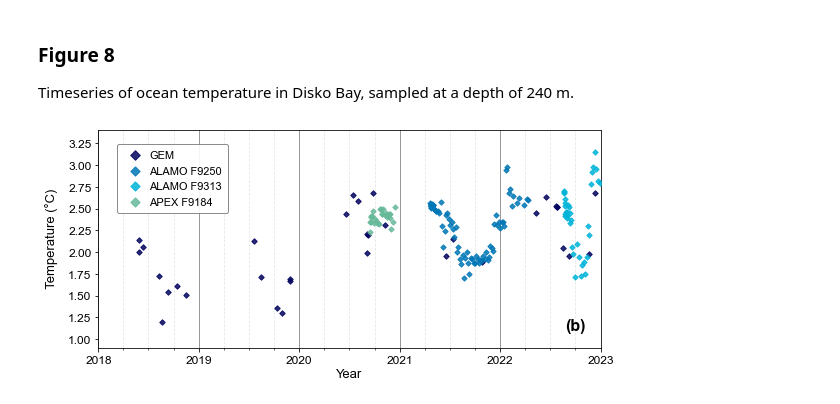
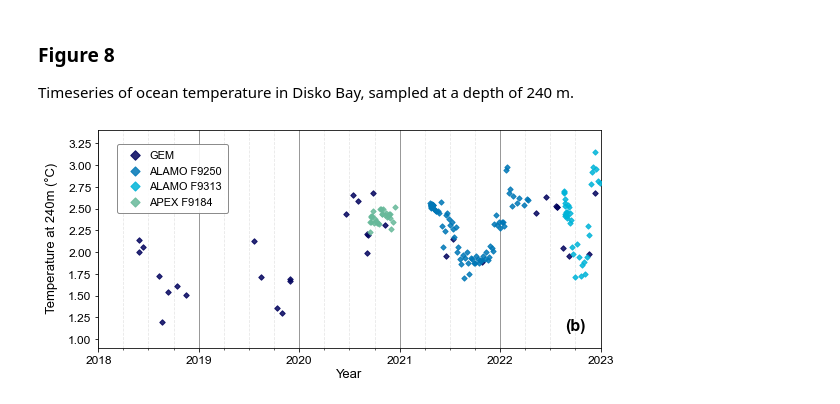
Before and after one commit to hannahpicton/jakobshavn_isbrae, a Jupyter notebook: code/figures/figure_8.ipynb, the cells around one changed output. Cells and saved outputs as stored; diff of their text form; code cells hidden in the pictures.

Commit message:
figure 8 - added 'at 240m' to x axis label.

```diff
--- a/code/figures/figure_8.ipynb
+++ b/code/figures/figure_8.ipynb
@@ -34,7 +34,7 @@ GEM_TEMP = GEM_DATA['Temp (°C)']
 plt.rcParams["font.family"] = "Arial"
 fig, ax = plt.subplots(figsize=(9, 4))
 plt.grid(axis = 'x', alpha=0.5, linestyle='-', color='black')
-plt.ylabel(' Temperature (\u00B0C)', labelpad=10, fontsize=13)
+plt.ylabel(' Temperature at 240m (\u00B0C)', labelpad=10, fontsize=13)
 plt.xlabel('Year', labelpad=3, fontsize=13)
 plt.grid(True, which='minor', linestyle='--', alpha=0.3)
 
@@ -45,31 +45,31 @@ plt.scatter(APEX_F9184_DATE, APEX_F9184_TEMP, color='#67b99a', s=14, marker='D',
 
 # FORMAT THE Y-AXIS TICK LIMITS
 min_y_value = 1.0
 max_y_value = 3.25
 interval_y = 0.25
 plt.ylim(bottom=min_y_value-0.1, top=max_y_value+0.15)
 plt.yticks(np.arange(min_y_value, max_y_value+0.1, interval_y))
 minor_locator = ticker.MultipleLocator(base=1)
 ax.yaxis.set_minor_locator(minor_locator)
 plt.tick_params(axis='y', labelsize=12)
 
 # DEFINE THE FORMATTING FOR THE X-TICKS
 year_locator = mdates.YearLocator(base=1, month=1, day=1)
 ax.xaxis.set_major_locator(year_locator)
 ax.xaxis.set_major_formatter(mdates.DateFormatter("%Y"))
 min_x_value = pd.to_datetime('2018-01-01', format='%Y-%m-%d')
 max_x_value = pd.to_datetime('2023-01-01', format='%Y-%m-%d')
 plt.xlim(min_x_value, max_x_value)
 three_month_intervals = mdates.MonthLocator(interval=3)
 ax.xaxis.set_minor_locator(three_month_intervals)
 plt.tick_params(axis='x', labelsize=12)
 
 plt.annotate("(b)", xy=(0.93, 0.08), xycoords="axes fraction", fontsize=16, color="black", weight="bold")
 legend = plt.legend(loc='upper left', bbox_to_anchor=(0.02, 0.98), fontsize=11, markerscale=1.75, frameon=True, framealpha=1, handletextpad=0.3, handleheight=0.8, facecolor='white', borderaxespad = 0.8, borderpad=0.6, fancybox=True)
 legend.get_frame().set_edgecolor('gray')
 legend.get_frame().set_alpha(0.9)
 
 plt.savefig('R:/JAKOBSHAVN/CODE/github/jakobshavn_isbrae/figures/figure_8.png', dpi=300)
 plt.show()
 # %% [output]
-[figure, old version]
+[figure, new version]
```
Also changed, not shown: 1 other file.
